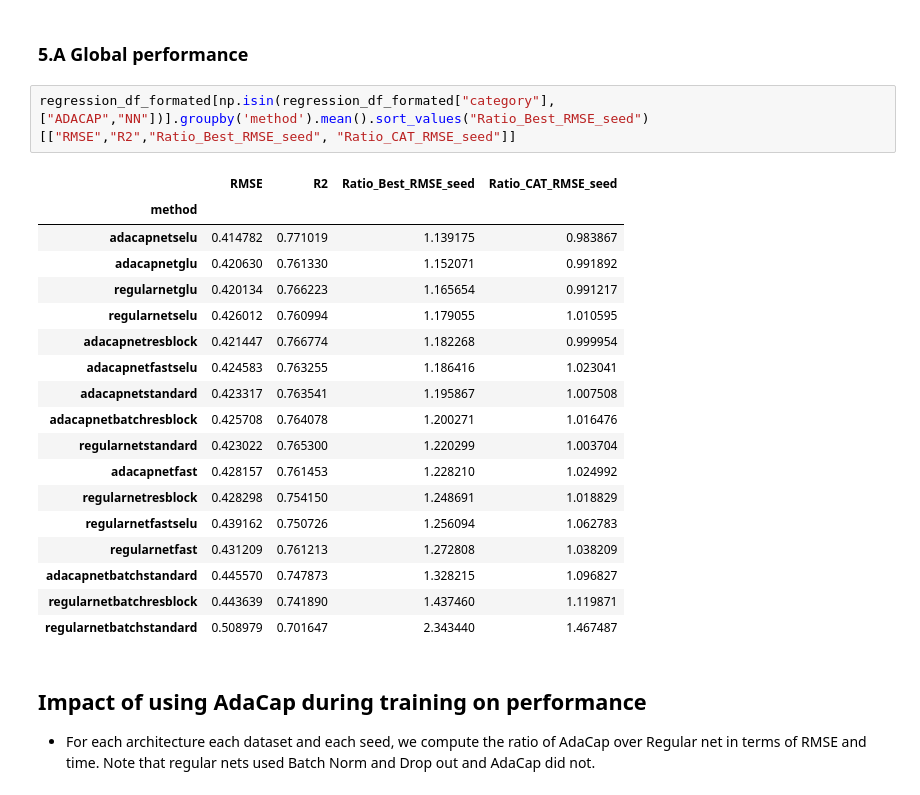
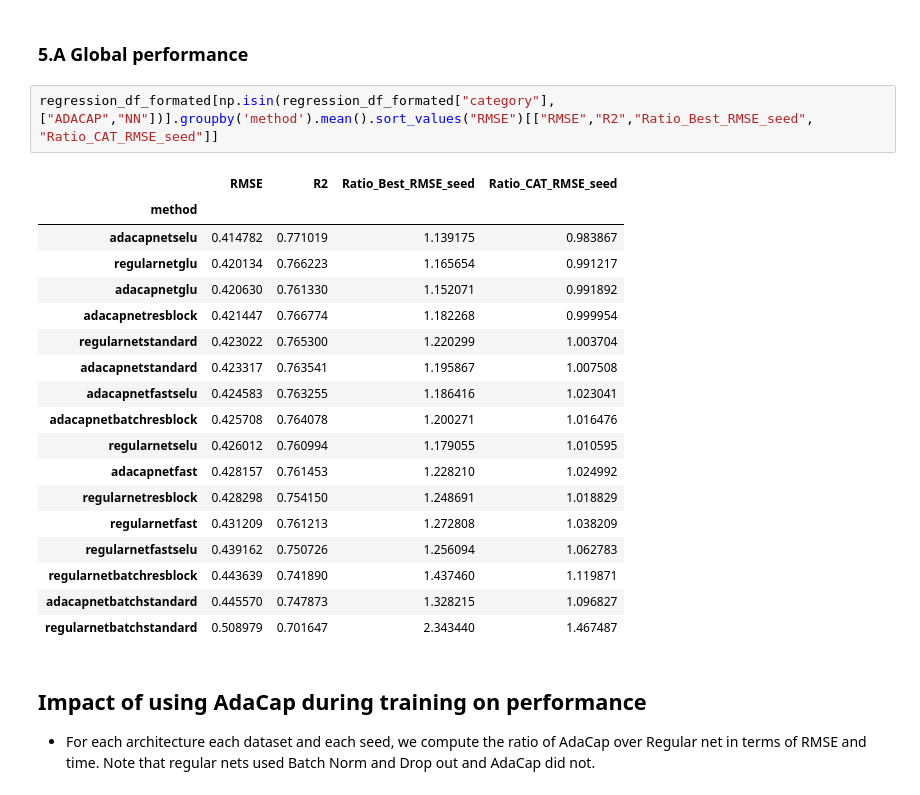
Before and after one commit to anonymoussubmission8149/anonymoussubmission8149, a Jupyter notebook: Display_Results.ipynb, the cells around one changed output. Cells and saved outputs as stored; diff of their text form.

```diff
--- a/Display_Results.ipynb
+++ b/Display_Results.ipynb
@@ -292,25 +325,25 @@ DATASET : mirichoi0218_insuranceinsurance.csv_task_R_target_-1
 # %% [markdown]
 ### 5.A Global performance
 # %%
-regression_df_formated[np.isin(regression_df_formated["category"],["ADACAP","NN"])].groupby('method').mean().sort_values("Ratio_Best_RMSE_seed")[["RMSE","R2","Ratio_Best_RMSE_seed", "Ratio_CAT_RMSE_seed"]]
+regression_df_formated[np.isin(regression_df_formated["category"],["ADACAP","NN"])].groupby('method').mean().sort_values("RMSE")[["RMSE","R2","Ratio_Best_RMSE_seed", "Ratio_CAT_RMSE_seed"]]
 # %% [output]
 |  | RMSE | R2 | Ratio_Best_RMSE_seed | Ratio_CAT_RMSE_seed |
 | method |  |  |  |  |
 | adacapnetselu | 0.414782 | 0.771019 | 1.139175 | 0.983867 |
+| regularnetglu | 0.420134 | 0.766223 | 1.165654 | 0.991217 |
 | adacapnetglu | 0.420630 | 0.761330 | 1.152071 | 0.991892 |
-| regularnetglu | 0.420134 | 0.766223 | 1.165654 | 0.991217 |
+| adacapnetresblock | 0.421447 | 0.766774 | 1.182268 | 0.999954 |
+| regularnetstandard | 0.423022 | 0.765300 | 1.220299 | 1.003704 |
+| adacapnetstandard | 0.423317 | 0.763541 | 1.195867 | 1.007508 |
+| adacapnetfastselu | 0.424583 | 0.763255 | 1.186416 | 1.023041 |
+| adacapnetbatchresblock | 0.425708 | 0.764078 | 1.200271 | 1.016476 |
 | regularnetselu | 0.426012 | 0.760994 | 1.179055 | 1.010595 |
-| adacapnetresblock | 0.421447 | 0.766774 | 1.182268 | 0.999954 |
-| adacapnetfastselu | 0.424583 | 0.763255 | 1.186416 | 1.023041 |
-| adacapnetstandard | 0.423317 | 0.763541 | 1.195867 | 1.007508 |
-| adacapnetbatchresblock | 0.425708 | 0.764078 | 1.200271 | 1.016476 |
-| regularnetstandard | 0.423022 | 0.765300 | 1.220299 | 1.003704 |
 | adacapnetfast | 0.428157 | 0.761453 | 1.228210 | 1.024992 |
 | regularnetresblock | 0.428298 | 0.754150 | 1.248691 | 1.018829 |
+| regularnetfast | 0.431209 | 0.761213 | 1.272808 | 1.038209 |
 | regularnetfastselu | 0.439162 | 0.750726 | 1.256094 | 1.062783 |
-| regularnetfast | 0.431209 | 0.761213 | 1.272808 | 1.038209 |
+| regularnetbatchresblock | 0.443639 | 0.741890 | 1.437460 | 1.119871 |
 | adacapnetbatchstandard | 0.445570 | 0.747873 | 1.328215 | 1.096827 |
-| regularnetbatchresblock | 0.443639 | 0.741890 | 1.437460 | 1.119871 |
 | regularnetbatchstandard | 0.508979 | 0.701647 | 2.343440 | 1.467487 |
 # %% [markdown]
 ## Impact of using AdaCap during training on performance
```
Also changed, not shown: parts of 5 cells of this notebook.
